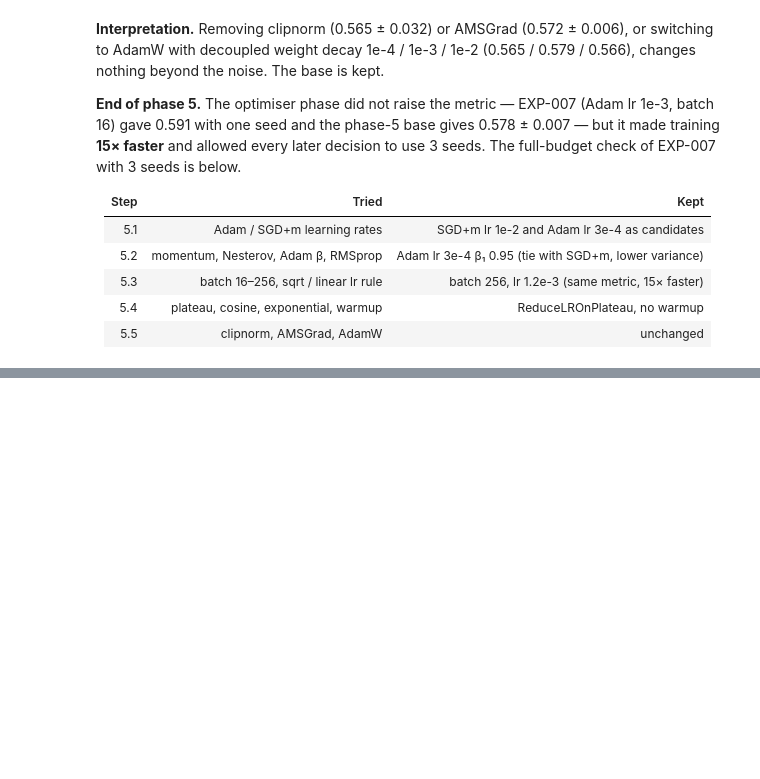
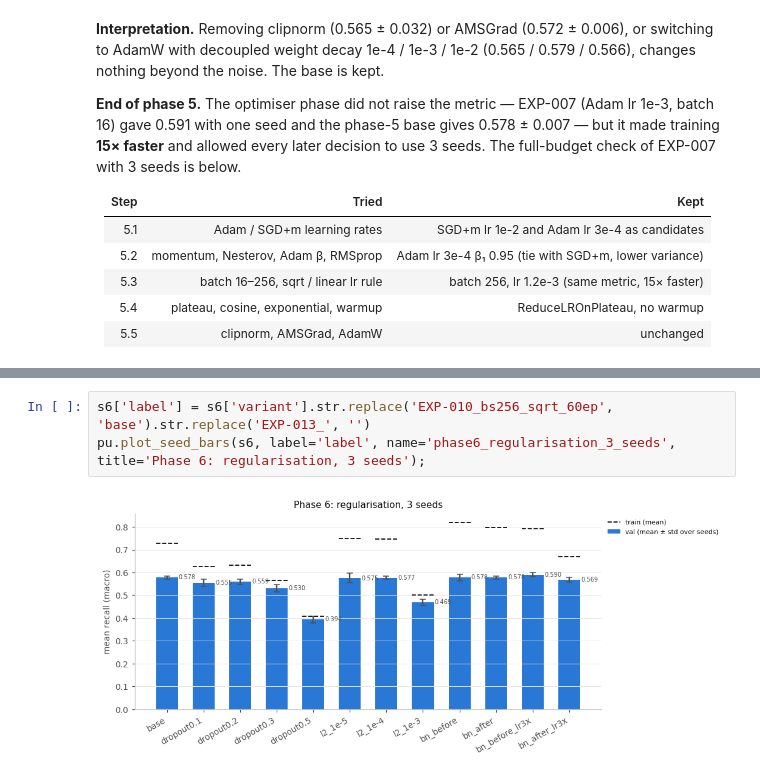
Before and after one commit to alexsierra45/image-recognition, a Jupyter notebook: hyperparameter_sweep.ipynb, the cells around one changed output, grey strips where cells are left out. Saved outputs shown, nothing was run; the diff lists cells and outputs as text; blank space fills up the shorter version.

```diff
--- a/hyperparameter_sweep.ipynb
+++ b/hyperparameter_sweep.ipynb
@@ -531,0 +568,5 @@ display(pu.seed_summary(chk).style.format(precision=3).hide(axis='index'))
+# %%
+s6['label'] = s6['variant'].str.replace('EXP-010_bs256_sqrt_60ep', 'base').str.replace('EXP-013_', '')
+pu.plot_seed_bars(s6, label='label', name='phase6_regularisation_3_seeds', title='Phase 6: regularisation, 3 seeds');
+# %% [output]
+[figure, added]
```
Also changed, not shown: parts of 12 cells of this notebook, 27 other files.
